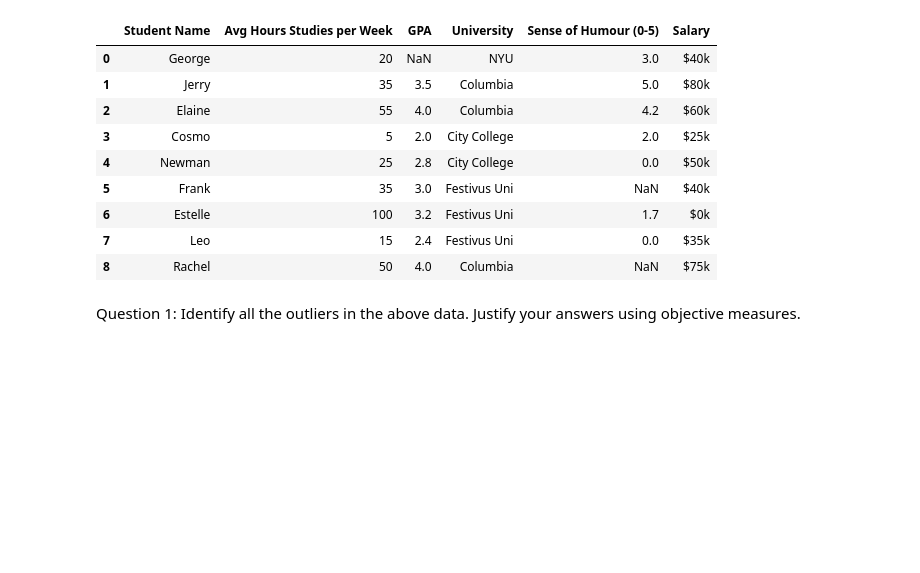
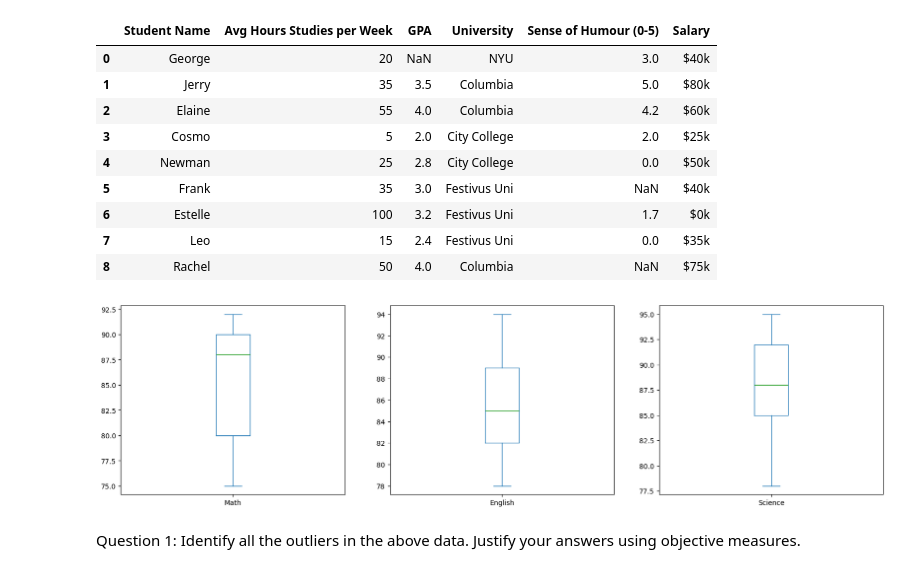
Before and after one commit to MiraHatoum/-AAI614_Hatoum, a Jupyter notebook: notebook3_2.ipynb, the cells around one changed output. Saved outputs shown, nothing was run; the diff lists cells and outputs as text; code cells hidden in the pictures; blank space fills up the shorter version.

```diff
--- a/notebook3_2.ipynb
+++ b/notebook3_2.ipynb
@@ -28,6 +28,23 @@ grads
 | 6 | Estelle | 100 | 3.2 | Festivus Uni | 1.7 | $0k |
 | 7 | Leo | 15 | 2.4 | Festivus Uni | 0.0 | $35k |
 | 8 | Rachel | 50 | 4.0 | Columbia | NaN | $75k |
+# %%
+import pandas as pd
+import matplotlib.pyplot as plt
+
+# Sample DataFrame
+data = {
+    'Math': [80, 90, 75, 88, 92],
+    'English': [85, 78, 82, 89, 94],
+    'Science': [78, 88, 85, 92, 95]
+}
+grads = pd.DataFrame(data)
+
+# Create a box plot
+grads.plot(kind='box', subplots=True, figsize=(20, 5))
+plt.show()
+# %% [output]
+[figure, added]
 # %% [markdown]
 Question 1: Identify all the outliers in the above data.  Justify your answers using objective measures.
 # %%
```
Also changed, not shown: parts of 3 cells of this notebook.
